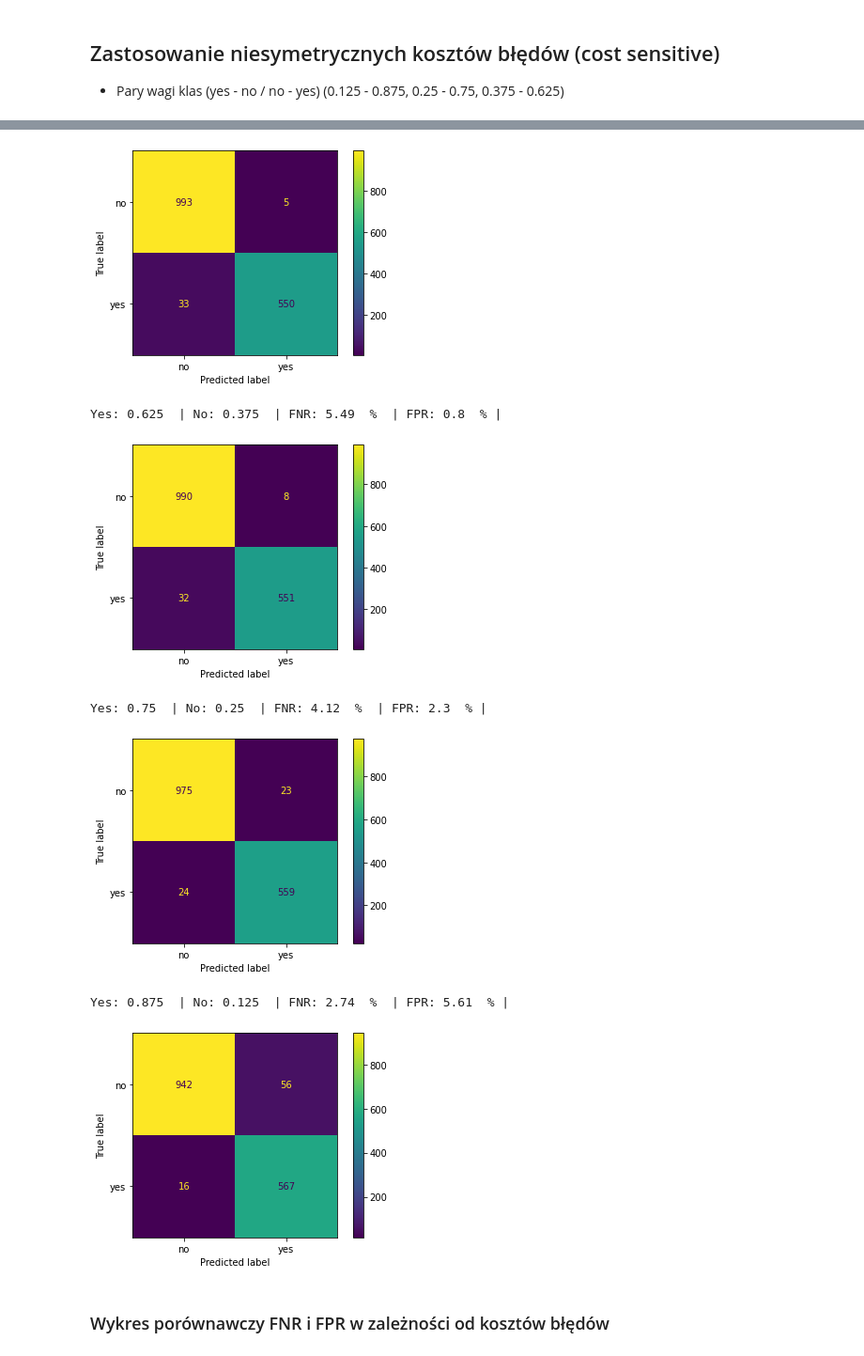
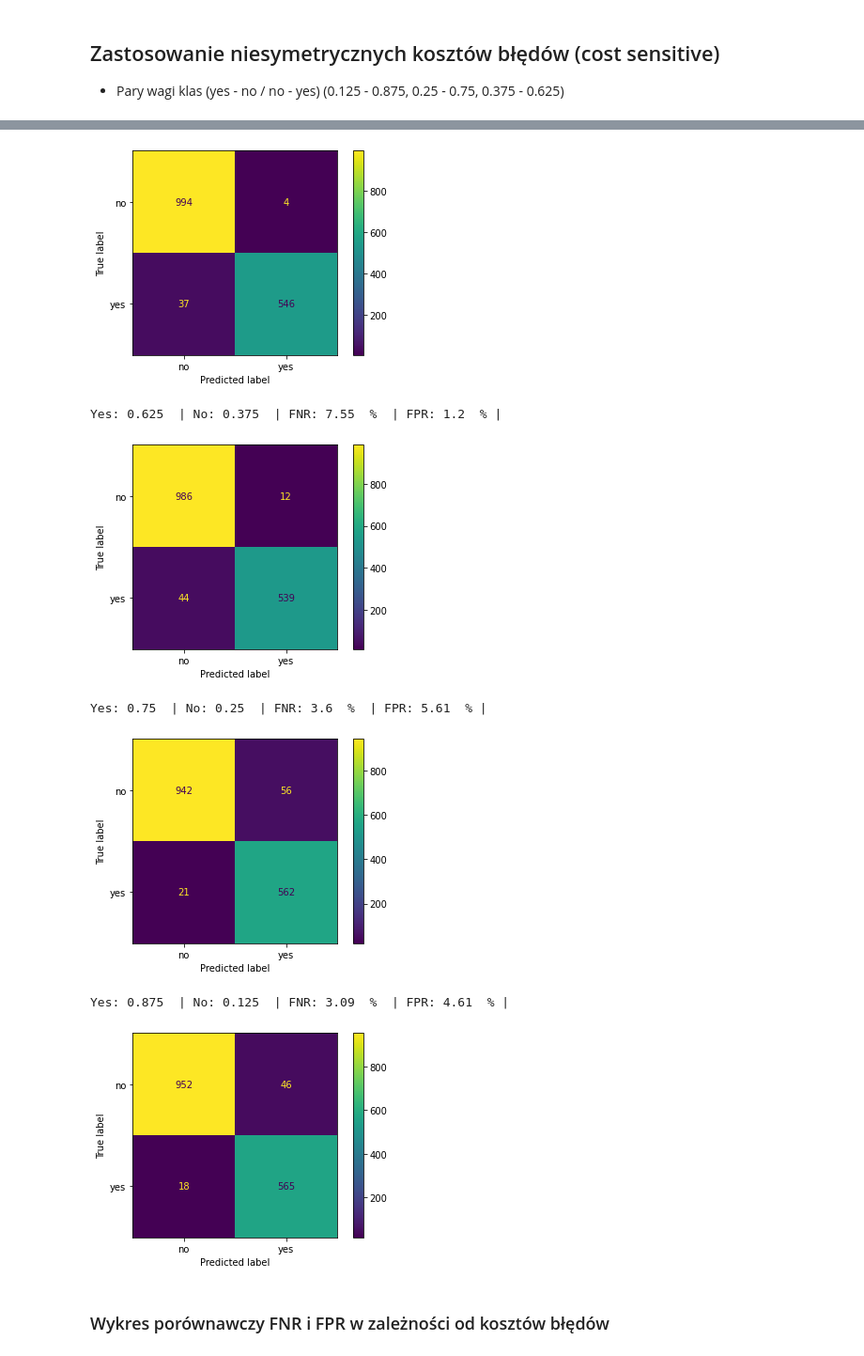
Before and after one commit to karoljaskolka/SpamClassification, a Jupyter notebook: DecisionTreeClassifier.ipynb, the cells around one changed output, grey strips where cells are left out. Shown: that part at 94% size. Saved outputs shown, nothing was run; the diff lists cells and outputs as text; code cells hidden in the pictures.

```diff
--- a/DecisionTreeClassifier.ipynb
+++ b/DecisionTreeClassifier.ipynb
@@ -25,11 +25,11 @@ from sklearn.metrics import classification_report
 from sklearn.model_selection import train_test_split
 
 def DecisionTreeClassification(max_depth_arg):
-    dt_clf = DecisionTreeClassifier(max_depth = max_depth_arg, random_state = 123)
-    dt_clf.fit(X_train, y_train)
-    y_pred = dt_clf.predict(X_test)
+    clf = DecisionTreeClassifier(max_depth = max_depth_arg, random_state = 123)
+    clf.fit(X_train, y_train)
+    y_pred = clf.predict(X_test)
     confusion_matrix(y_test, y_pred)
-    plot_confusion_matrix(dt_clf, X_test, y_test)
+    plot_confusion_matrix(clf, X_test, y_test)
     report = classification_report(y_test, y_pred, output_dict=True)
 
     FNR = round((1 - report['yes']['recall']) * 100, 2)
@@ -54,7 +54,7 @@ X_train, X_test, y_train, y_test = train_test_split(X, y, random_state=123, test
 fnr_arr = []
 fpr_arr = []
 
-depth_arr = [5, 10, 15, 20, 25, 50, None]
+depth_arr = [5, 6, 7, 8, 9, 10, 12, 15]
 
 for depth in depth_arr:
     fnr, fpr = DecisionTreeClassification(depth)
@@ -129,11 +175,23 @@ Max depth: 10  | FNR: 4.97  %  | FPR: 2.81  % |
 # %%
 from sklearn.feature_selection import RFE
 
-rfe = RFE(estimator=DecisionTreeClassifier(max_depth = 10, random_state = 123), n_features_to_select=100)
+components_arr = [25, 50, 100, 200]
 
-X_rfe = rfe.fit_transform(X, y)
+fnr_arr = []
+fpr_arr = []
 
-X_train, X_test, y_train, y_test = train_test_split(X_rfe, y, random_state=123, test_size=0.33)
+for n in components_arr:
 
-fnr, fpr = DecisionTreeClassification(max_depth_arg = 10)
+    rfe = RFE(estimator=DecisionTreeClassifier(max_depth = 10, random_state = 123), n_features_to_select=n)
+
+    X_rfe = rfe.fit_transform(X, y)
+
+    X_train, X_test, y_train, y_test = train_test_split(X_rfe, y, random_state=123, test_size=0.33)
+
+    print('n_features_to_select:', n, '\n')
+
+    fnr, fpr = DecisionTreeClassification(max_depth_arg = 8)
+
+    fnr_arr.append(fnr)
+    fpr_arr.append(fpr)
 # %% [output]
@@ -145,11 +238,11 @@ Max depth: 10  | FNR: 4.97  %  | FPR: 0.4  % |
 * Pary wagi klas (yes - no / no - yes) (0.125 - 0.875, 0.25 - 0.75, 0.375 - 0.625)
 # %%
 def DecisionTreeCostSensitiveClassification(max_depth_arg, yes_arg, no_arg):
-    dt_clf = DecisionTreeClassifier(max_depth = max_depth_arg, class_weight={'yes': yes_arg, 'no': no_arg}, random_state = 123)
-    dt_clf.fit(X_train, y_train)
-    y_pred = dt_clf.predict(X_test)
+    clf = DecisionTreeClassifier(max_depth = max_depth_arg, class_weight={'yes': yes_arg, 'no': no_arg}, random_state = 123)
+    clf.fit(X_train, y_train)
+    y_pred = clf.predict(X_test)
     confusion_matrix(y_test, y_pred)
-    plot_confusion_matrix(dt_clf, X_test, y_test)
+    plot_confusion_matrix(clf, X_test, y_test)
     report = classification_report(y_test, y_pred, output_dict=True)
 
     FNR = round((1 - report['yes']['recall']) * 100, 2)
@@ -174,7 +267,7 @@ fpr_arr = []
 cost_arr = [0.125, 0.25, 0.375, 0.625, 0.75, 0.875]
 
 for i in range(len(cost_arr)):
-    fnr, fpr = DecisionTreeCostSensitiveClassification(10, cost_arr[i], cost_arr[len(cost_arr) - i - 1])
+    fnr, fpr = DecisionTreeCostSensitiveClassification(8, cost_arr[i], cost_arr[len(cost_arr) - i - 1])
 
     fnr_arr.append(fnr)
     fpr_arr.append(fpr)
@@ -187,9 +280,9 @@ Yes: 0.375  | No: 0.625  | FNR: 5.66  %  | FPR: 0.5  % |
 [figure]
-Yes: 0.625  | No: 0.375  | FNR: 5.49  %  | FPR: 0.8  % |
+Yes: 0.625  | No: 0.375  | FNR: 7.55  %  | FPR: 1.2  % |
 [figure]
-Yes: 0.75  | No: 0.25  | FNR: 4.12  %  | FPR: 2.3  % |
+Yes: 0.75  | No: 0.25  | FNR: 3.6  %  | FPR: 5.61  % |
-[figure, old version]
+[figure, new version]
-Yes: 0.875  | No: 0.125  | FNR: 2.74  %  | FPR: 5.61  % |
+Yes: 0.875  | No: 0.125  | FNR: 3.09  %  | FPR: 4.61  % |
 [figure]
 # %% [markdown]
 ### Wykres porównawczy FNR i FPR w zależności od kosztów błędów
```
Also changed, not shown: parts of 20 cells of this notebook, 3 other files.
